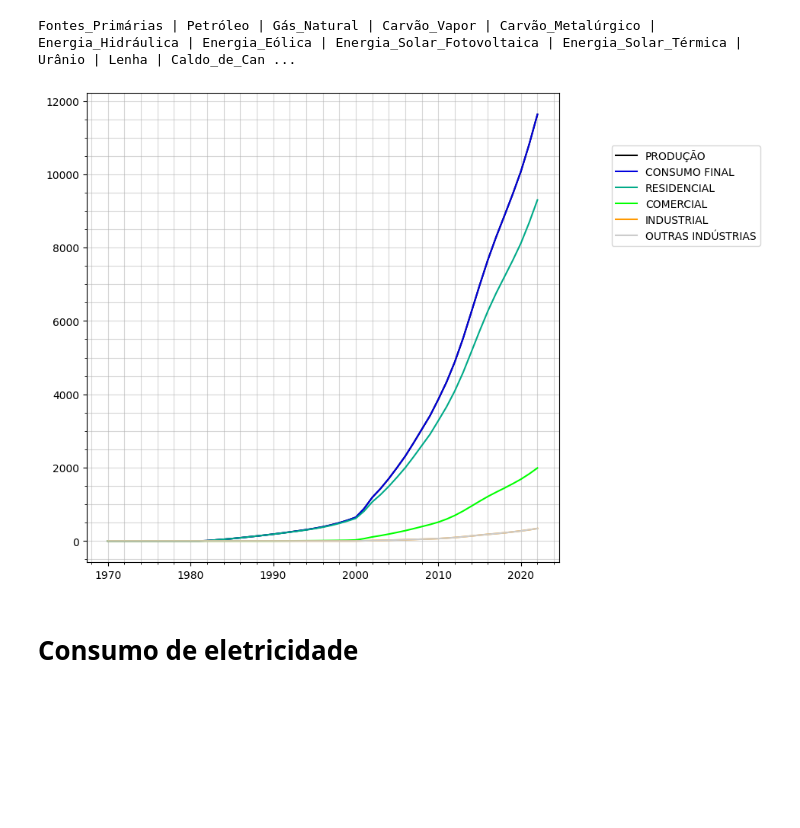
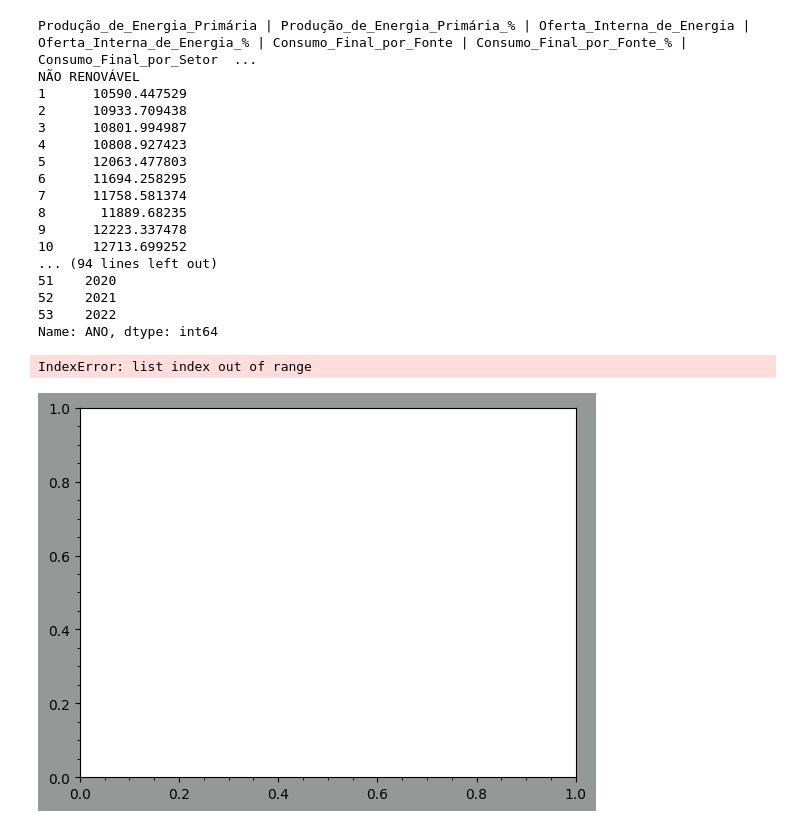
Before and after one commit to scrrpfv/projeto-ip, a Jupyter notebook: teste/testes.ipynb, the cells around one changed output. Drawn from its saved outputs; the diff is of its cells as text; code cells hidden in the pictures; blank space fills up the shorter version.

Commit message:
Plotall atualizado para remover outliers mas atualmente está quebrado

```diff
--- a/teste/testes.ipynb
+++ b/teste/testes.ipynb
@@ -15,9 +15,26 @@ prima = dict_analise_energetica['Produção_de_Energia_Primária']
 oftin = dict_analise_energetica['Oferta_Interna_de_Energia']
 dic_s = dict_dfs
 # %%
-e = multidata(dict_oferta_demanda)
+e = multidata(dict_analise_energetica)
 print(e)
-e.plotall(8)
+e.plotall(0)
 # %% [output]
-Fontes_Primárias | Petróleo | Gás_Natural | Carvão_Vapor | Carvão_Metalúrgico | Energia_Hidráulica | Energia_Eólica | Energia_Solar_Fotovoltaica | Energia_Solar_Térmica | Urânio | Lenha | Caldo_de_Can ...
+Produção_de_Energia_Primária | Produção_de_Energia_Primária_% | Oferta_Interna_de_Energia | Oferta_Interna_de_Energia_% | Consumo_Final_por_Fonte | Consumo_Final_por_Fonte_% | Consumo_Final_por_Setor  ...
+NÃO RENOVÁVEL
+1      10590.447529
+2      10933.709438
+3      10801.994987
+4      10808.927423
+5      12063.477803
+6      11694.258295
+7      11758.581374
+8       11889.68235
+9      12223.337478
+10     12713.699252
+... (94 lines left out)
+51    2020
+52    2021
+53    2022
+Name: ANO, dtype: int64
+IndexError: list index out of range
-[figure, old version]
+[figure, new version]
@@ -37,2 +40,0 @@ def plotall(dado, tamanho=(8,8)):
-# %% [markdown]
-# Consumo de eletricidade
```
Also changed, not shown: parts of 25 cells of this notebook, 1 other file.
